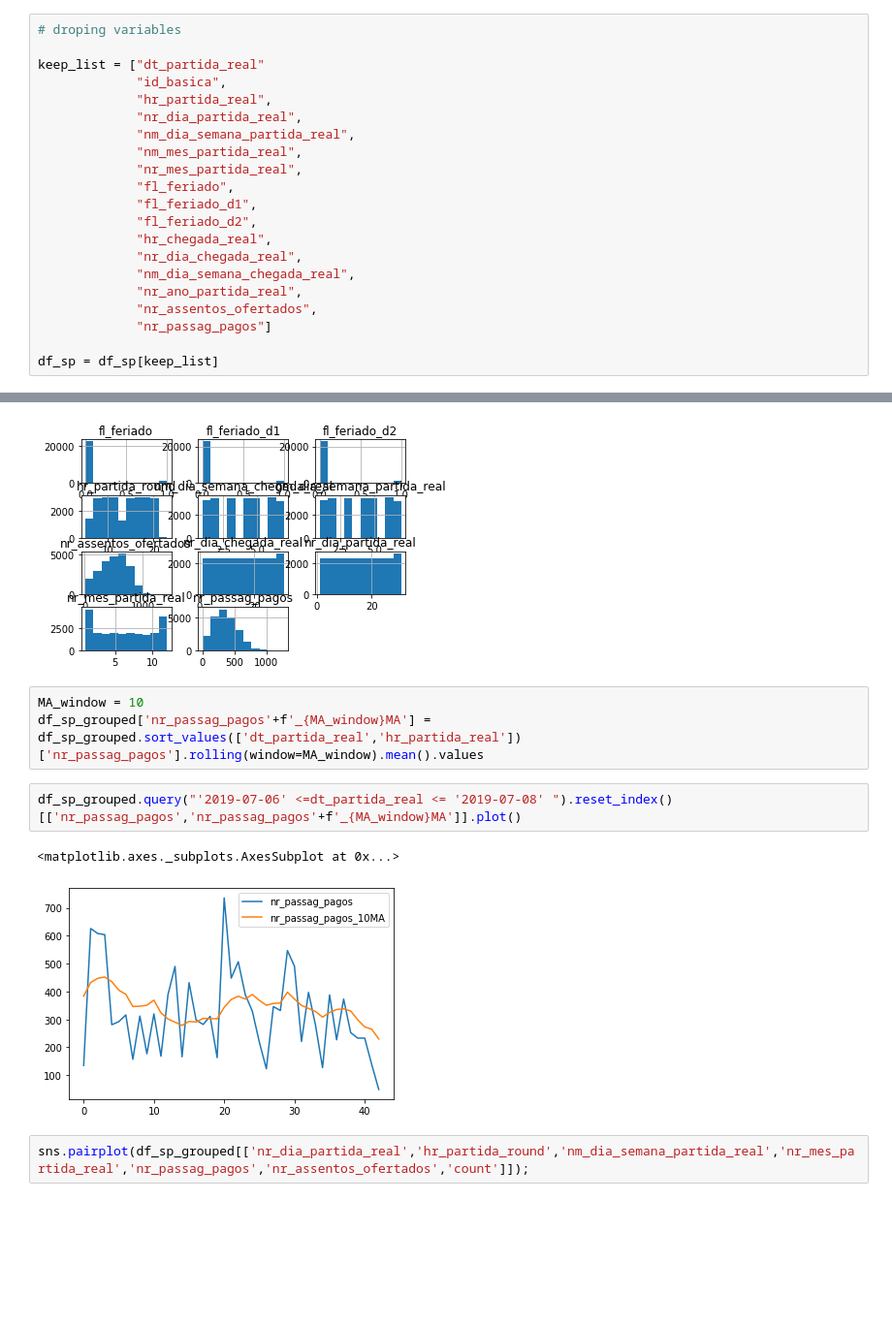
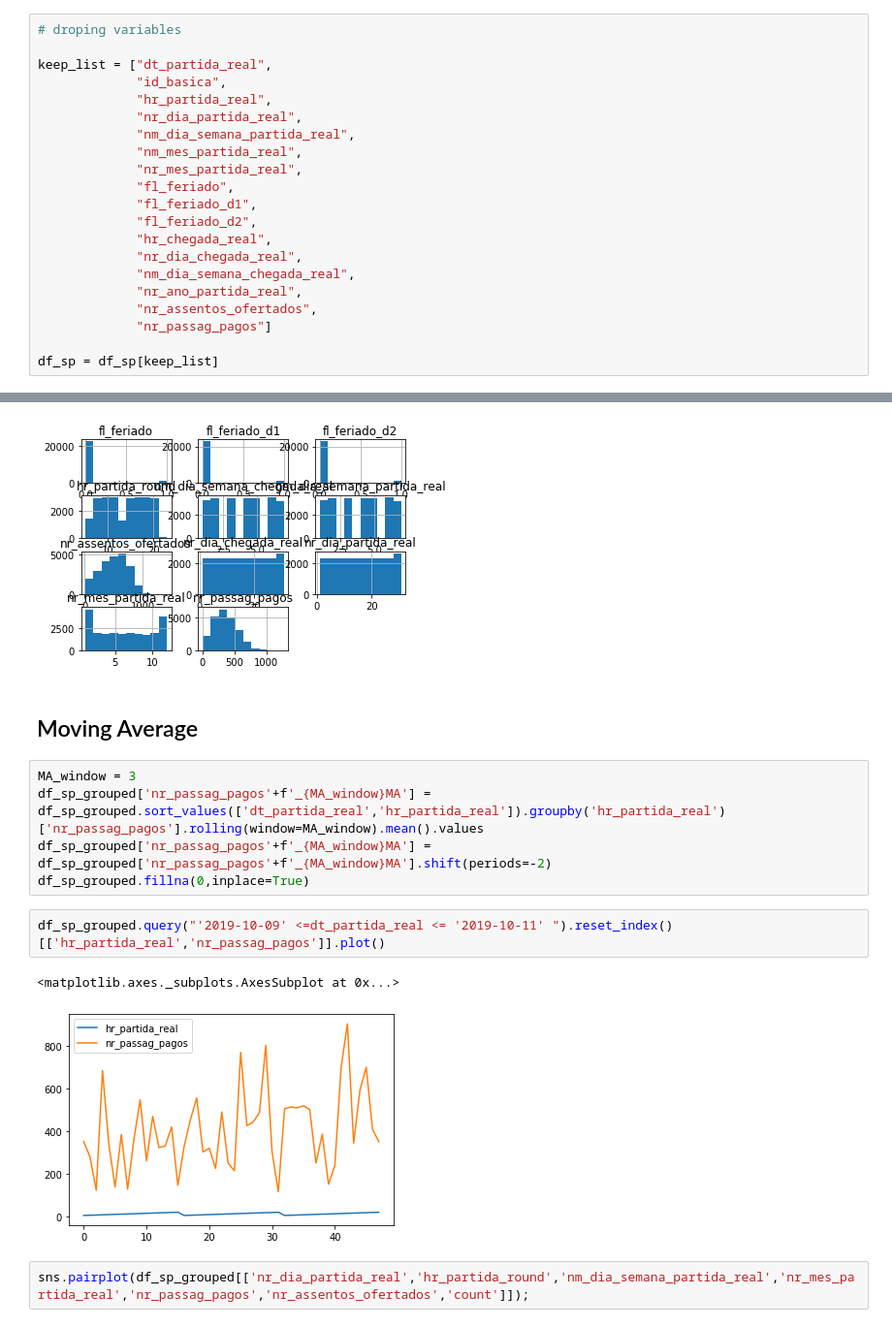
Before and after one commit to welberthdouglas/Civil_Aviation_ML, a Jupyter notebook: CA_SP-RJ.ipynb, the cells around one changed output, grey strips where cells are left out. Shown at 97% size. Drawn from its saved outputs; the diff is of its cells as text; blank space fills up the shorter version.

```diff
--- a/CA_SP-RJ.ipynb
+++ b/CA_SP-RJ.ipynb
@@ -112,7 +112,7 @@ df_sp.fillna(0,inplace=True)
 # %%
 # droping variables
 
-keep_list = ["dt_partida_real"
+keep_list = ["dt_partida_real",
              "id_basica",
              "hr_partida_real",
              "nr_dia_partida_real",
@@ -174,14 +172,18 @@ df_sp_grouped.head()
 df_sp_grouped.hist();
 # %% [output]
 [figure]
+# %% [markdown]
+## Moving Average
 # %%
-MA_window = 10
-df_sp_grouped['nr_passag_pagos'+f'_{MA_window}MA'] = df_sp_grouped.sort_values(['dt_partida_real','hr_partida_real'])['nr_passag_pagos'].rolling(window=MA_window).mean().values
+MA_window = 3
+df_sp_grouped['nr_passag_pagos'+f'_{MA_window}MA'] = df_sp_grouped.sort_values(['dt_partida_real','hr_partida_real']).groupby('hr_partida_real')['nr_passag_pagos'].rolling(window=MA_window).mean().values
+df_sp_grouped['nr_passag_pagos'+f'_{MA_window}MA'] = df_sp_grouped['nr_passag_pagos'+f'_{MA_window}MA'].shift(periods=-2)
+df_sp_grouped.fillna(0,inplace=True)
 # %%
-df_sp_grouped.query("'2019-07-06' <=dt_partida_real <= '2019-07-08' ").reset_index()[['nr_passag_pagos','nr_passag_pagos'+f'_{MA_window}MA']].plot()
+df_sp_grouped.query("'2019-10-09' <=dt_partida_real <= '2019-10-11' ").reset_index()[['hr_partida_real','nr_passag_pagos']].plot()
 # %% [output]
 <matplotlib.axes._subplots.AxesSubplot at 0x...>
-[figure, old version]
+[figure, new version]
 # %%
 sns.pairplot(df_sp_grouped[['nr_dia_partida_real','hr_partida_round','nm_dia_semana_partida_real','nr_mes_partida_real','nr_passag_pagos','nr_assentos_ofertados','count']]);
 # %% [output]
```
Also changed, not shown: parts of 11 cells of this notebook.
